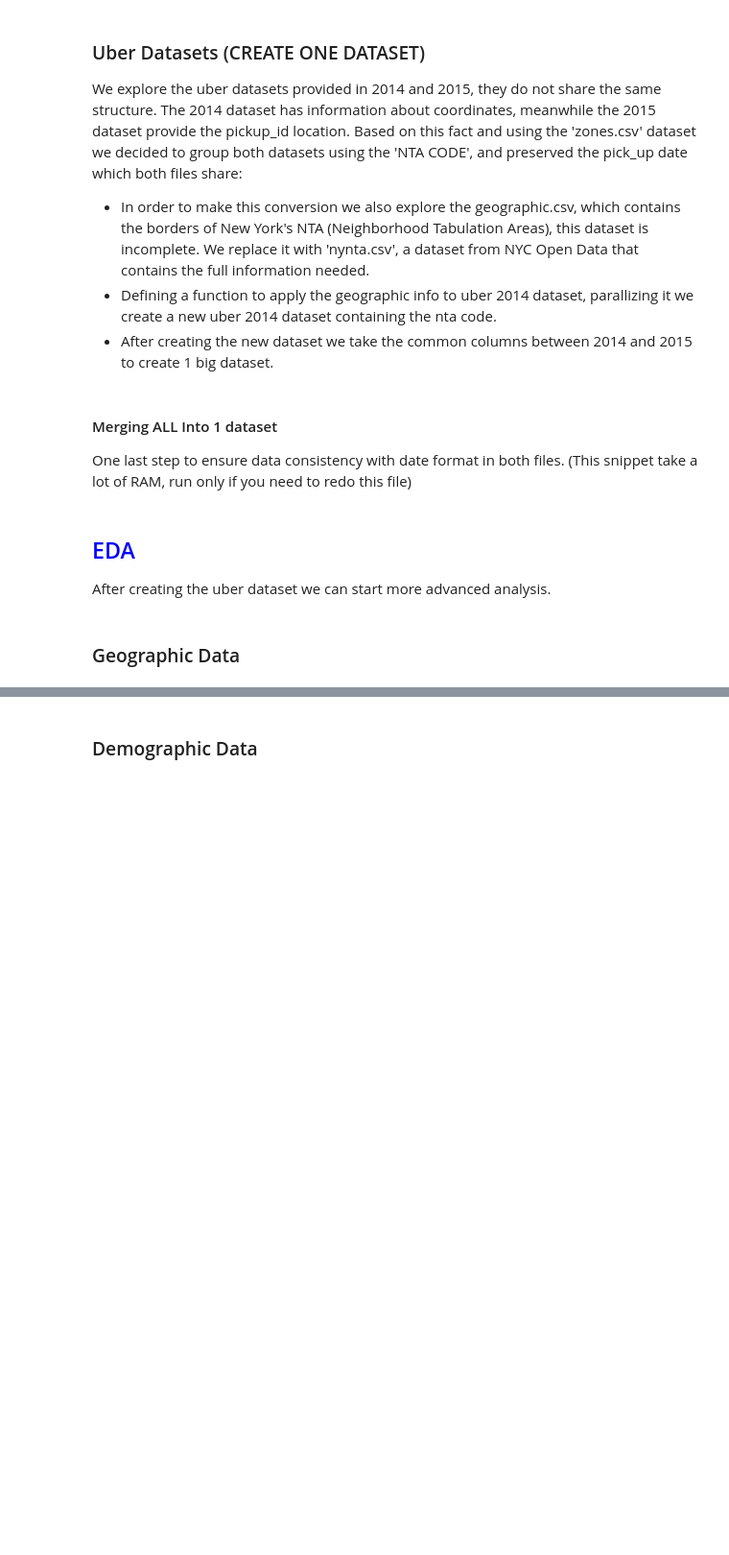
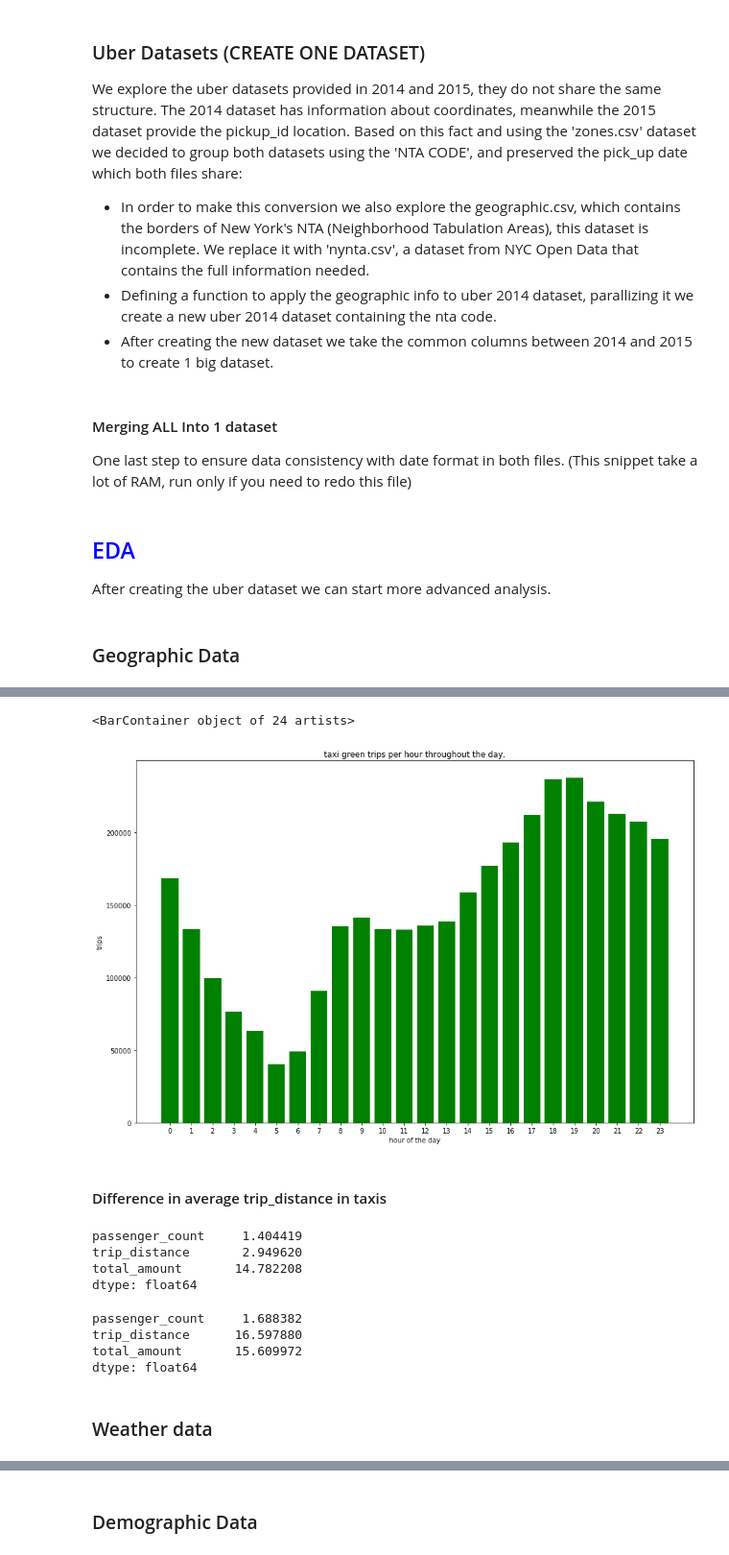
Before and after one commit to jagd724/datatlon, a Jupyter notebook: Datathon_DW.ipynb, the cells around one changed output, grey strips where cells are left out. Shown at 96% size. Saved outputs shown, nothing was run; the diff lists cells and outputs as text; code cells hidden in the pictures; blank space fills up the shorter version.

```diff
--- a/Datathon_DW.ipynb
+++ b/Datathon_DW.ipynb
@@ -172,0 +184,28 @@ map_1.config
+# %%
+plt.figure(figsize=(15,10))
+plt.title('taxi green trips per hour throughout the day.')
+plt.ylabel('trips')
+plt.xlabel('hour of the day')
+plt.xticks(taxi_green_trips_PER_HOUR.index)
+plt.bar(taxi_green_trips_PER_HOUR.index, taxi_green_trips_PER_HOUR, color='g')
+# %% [output]
+<BarContainer object of 24 artists>
+[figure, added]
+# %% [markdown]
+#### Difference in average trip_distance in taxis
+# %%
+taxi_green_trips[['passenger_count', 'trip_distance', 'total_amount']].mean()
+# %% [output]
+passenger_count     1.404419
+trip_distance       2.949620
+total_amount       14.782208
+dtype: float64
+# %%
+taxi_yellow_trips[['passenger_count', 'trip_distance', 'total_amount']].mean()
+# %% [output]
+passenger_count     1.688382
+trip_distance      16.597880
+total_amount       15.609972
+dtype: float64
+# %% [markdown]
+### Weather data
```
Also changed, not shown: parts of 53 cells of this notebook.
